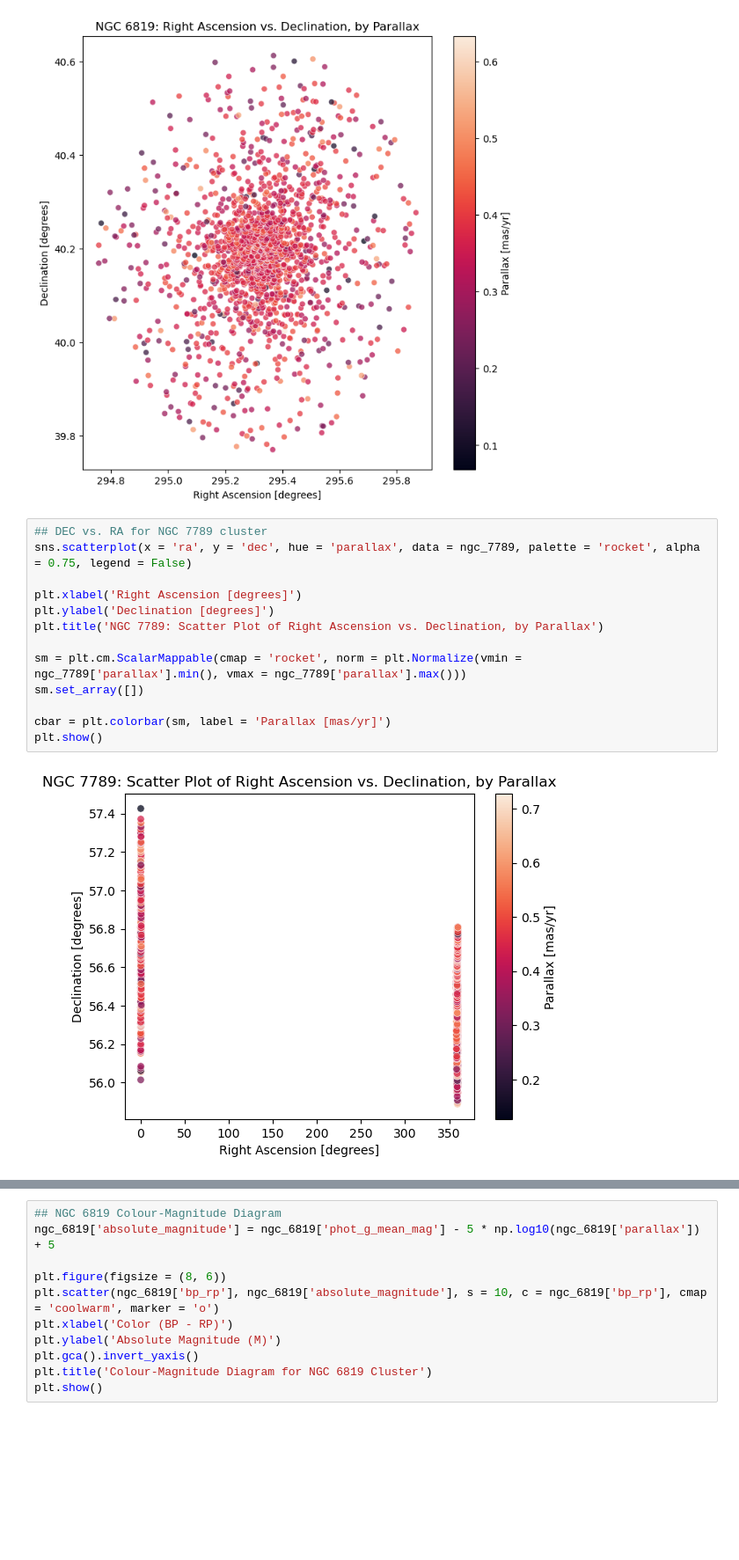
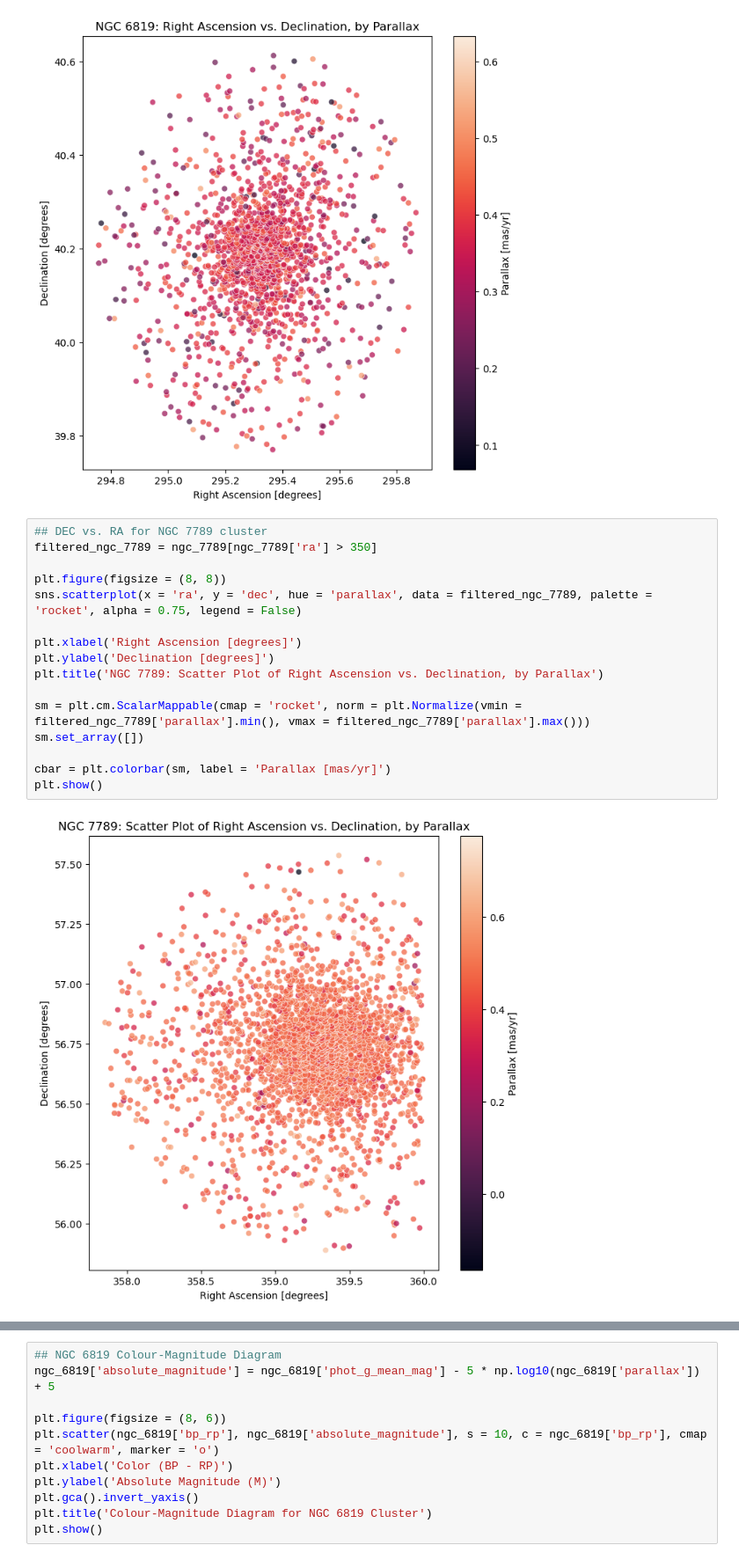
Before and after one commit to SakilaW/DATA301_Individual_Project, a Jupyter notebook: Code/Exploratory Data Analysis.ipynb, the cells around one changed output, grey strips where cells are left out. Shown at 88% size. Cells and saved outputs as stored; diff of their text form; blank space fills up the shorter version.

Commit message:
Update Exploratory Data Analysis.ipynb
Filtering NGC 7789

```diff
--- a/Code/Exploratory Data Analysis.ipynb
+++ b/Code/Exploratory Data Analysis.ipynb
@@ -222,16 +276,19 @@ plt.show()
 [figure]
 # %%
 ## DEC vs. RA for NGC 7789 cluster
-sns.scatterplot(x = 'ra', y = 'dec', hue = 'parallax', data = ngc_7789, palette = 'rocket', alpha = 0.75, legend = False)
+filtered_ngc_7789 = ngc_7789[ngc_7789['ra'] > 350]
+
+plt.figure(figsize = (8, 8))
+sns.scatterplot(x = 'ra', y = 'dec', hue = 'parallax', data = filtered_ngc_7789, palette = 'rocket', alpha = 0.75, legend = False)
 
 plt.xlabel('Right Ascension [degrees]')
 plt.ylabel('Declination [degrees]')
 plt.title('NGC 7789: Scatter Plot of Right Ascension vs. Declination, by Parallax')
 
-sm = plt.cm.ScalarMappable(cmap = 'rocket', norm = plt.Normalize(vmin = ngc_7789['parallax'].min(), vmax = ngc_7789['parallax'].max()))
+sm = plt.cm.ScalarMappable(cmap = 'rocket', norm = plt.Normalize(vmin = filtered_ngc_7789['parallax'].min(), vmax = filtered_ngc_7789['parallax'].max()))
 sm.set_array([])
 
 cbar = plt.colorbar(sm, label = 'Parallax [mas/yr]')
 plt.show()
 # %% [output]
-[figure, old version]
+[figure, new version]
```
Also changed, not shown: parts of 17 cells of this notebook.
